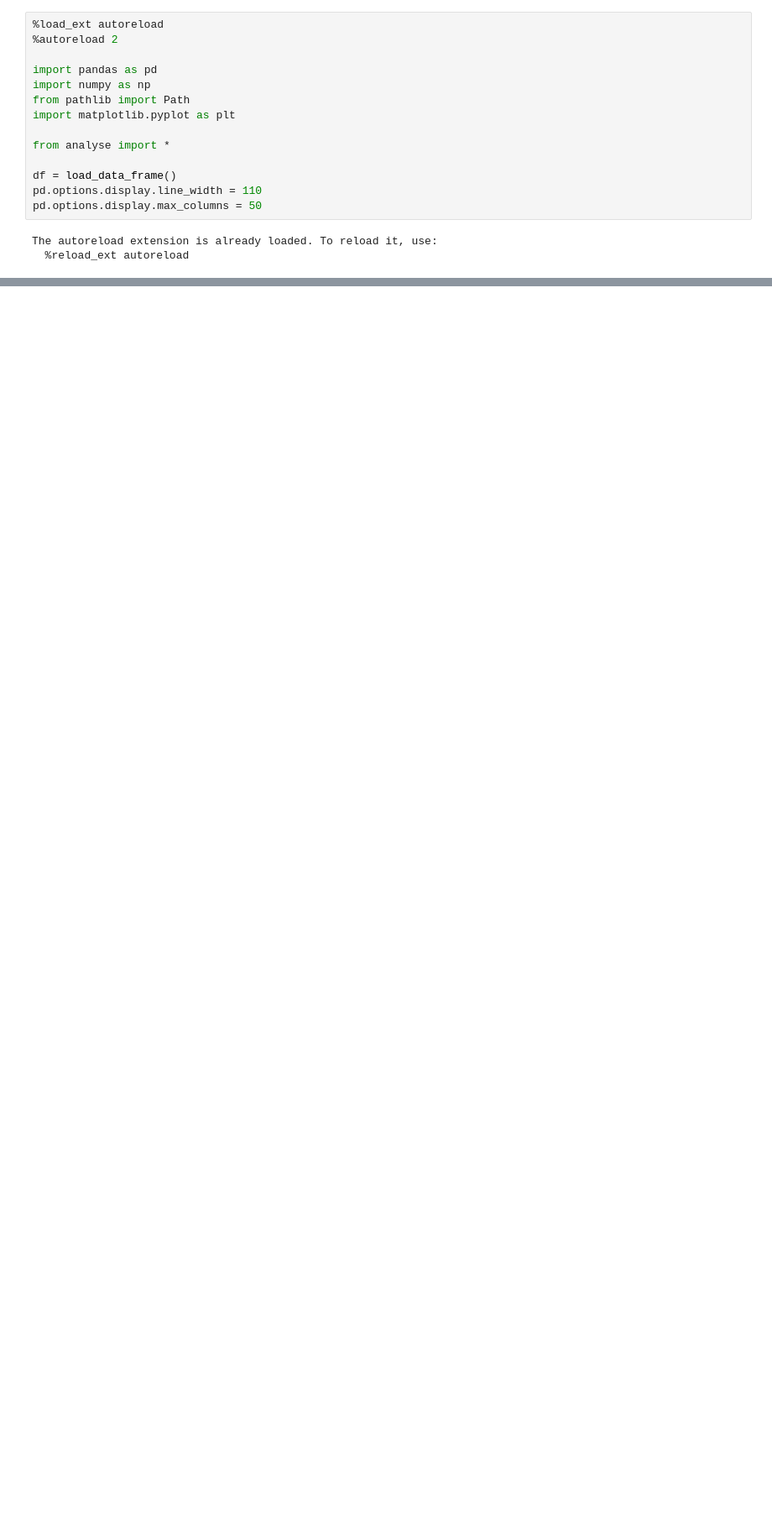
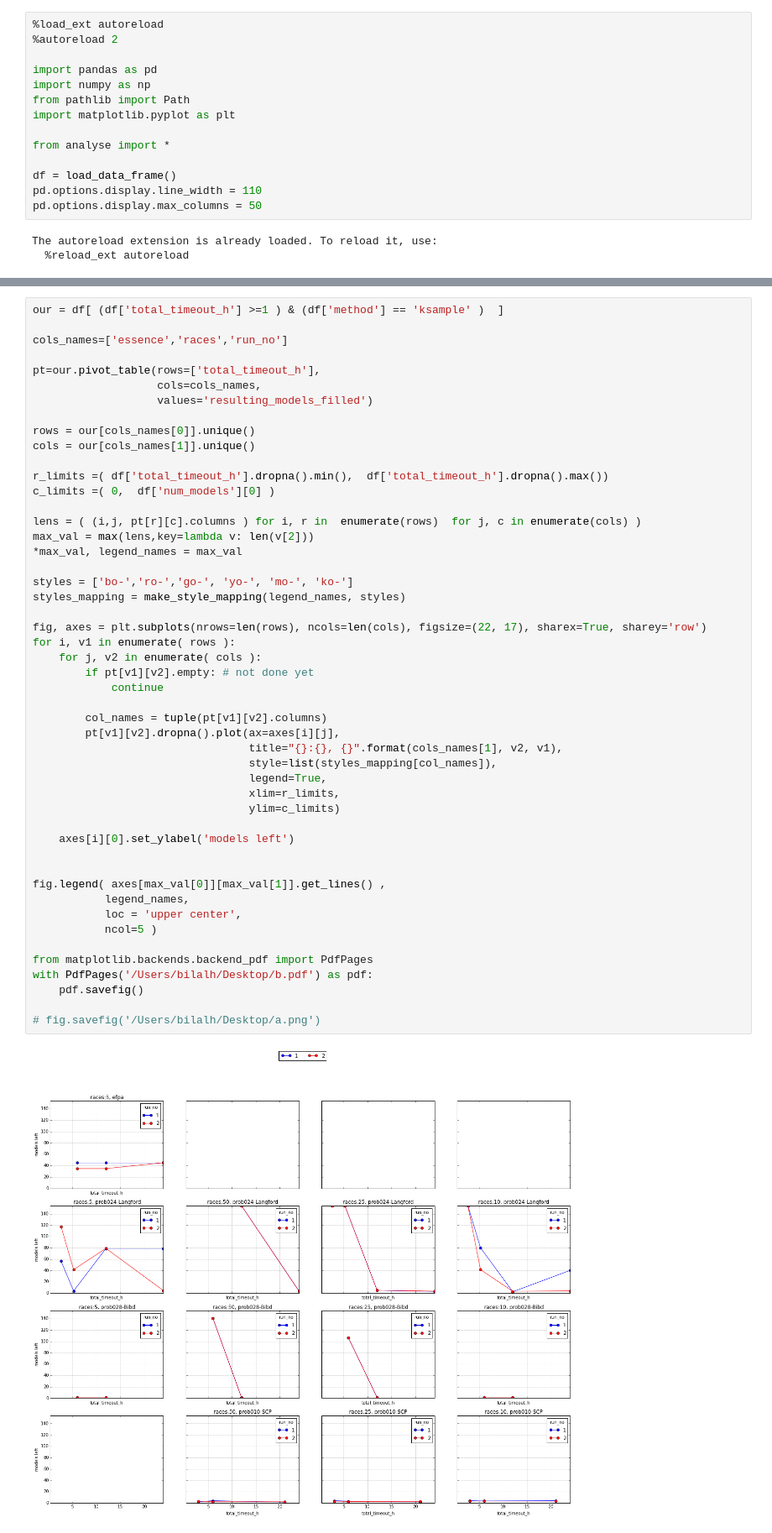
Before and after one commit to Bilalh/Gen, a Jupyter notebook: scripts/parse_results/useful.ipynb, the cells around one changed output, grey strips where cells are left out. Shown at 84% size. Drawn from its saved outputs; the diff is of its cells as text; blank space fills up the shorter version.

Commit message:
plots

```diff
--- a/scripts/parse_results/useful.ipynb
+++ b/scripts/parse_results/useful.ipynb
@@ -95,0 +96,51 @@ pt
+# %%
+our = df[ (df['total_timeout_h'] >=1 ) & (df['method'] == 'ksample' )  ]
+
+cols_names=['essence','races','run_no']
+
+pt=our.pivot_table(rows=['total_timeout_h'],
+                   cols=cols_names,
+                   values='resulting_models_filled')
+
+rows = our[cols_names[0]].unique()
+cols = our[cols_names[1]].unique()
+
+r_limits =( df['total_timeout_h'].dropna().min(),  df['total_timeout_h'].dropna().max())
+c_limits =( 0,  df['num_models'][0] )
+
+lens = ( (i,j, pt[r][c].columns ) for i, r in  enumerate(rows)  for j, c in enumerate(cols) )
+max_val = max(lens,key=lambda v: len(v[2]))
+*max_val, legend_names = max_val
+
+styles = ['bo-','ro-','go-', 'yo-', 'mo-', 'ko-']
+styles_mapping = make_style_mapping(legend_names, styles)
+
+fig, axes = plt.subplots(nrows=len(rows), ncols=len(cols), figsize=(22, 17), sharex=True, sharey='row')
+for i, v1 in enumerate( rows ):
+    for j, v2 in enumerate( cols ):
+        if pt[v1][v2].empty: # not done yet
+            continue
+
+        col_names = tuple(pt[v1][v2].columns)
+        pt[v1][v2].dropna().plot(ax=axes[i][j],
+                                 title="{}:{}, {}".format(cols_names[1], v2, v1),
+                                 style=list(styles_mapping[col_names]),
+                                 legend=True,
+                                 xlim=r_limits,
+                                 ylim=c_limits)
+
+    axes[i][0].set_ylabel('models left')
+
+
+fig.legend( axes[max_val[0]][max_val[1]].get_lines() ,
+           legend_names,
+           loc = 'upper center',
+           ncol=5 )
+
+from matplotlib.backends.backend_pdf import PdfPages
+with PdfPages('/Users/bilalh/Desktop/b.pdf') as pdf:
+    pdf.savefig()
+
+# fig.savefig('/Users/bilalh/Desktop/a.png')
+# %% [output]
+[figure, added]
```
Also changed, not shown: parts of 4 cells of this notebook.
